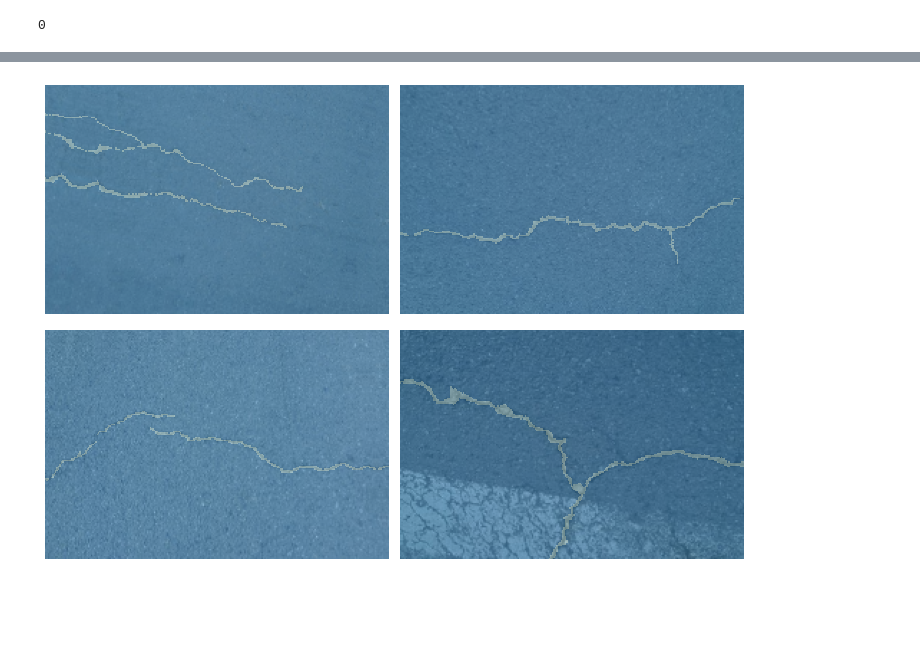
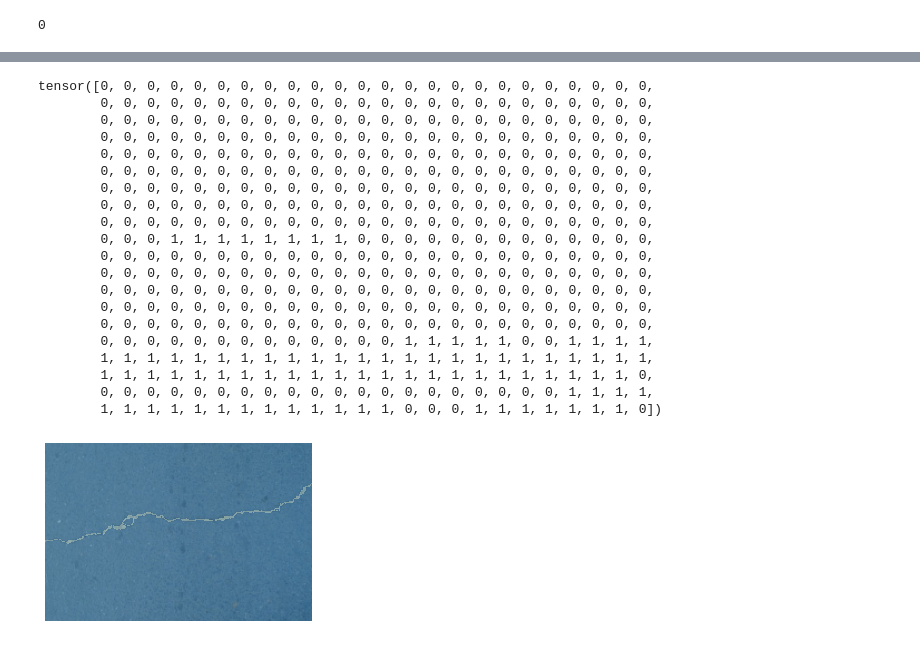
Before and after one commit to sreetamadas/sample_Python_code, a Jupyter notebook: CV/segmentation/road_crack_segmentation.ipynb, the cells around one changed output, grey strips where cells are left out. Cells and saved outputs as stored; diff of their text form; code cells hidden in the pictures; blank space fills up the shorter version.

```diff
--- a/CV/segmentation/road_crack_segmentation.ipynb
+++ b/CV/segmentation/road_crack_segmentation.ipynb
@@ -550,3 +545,43 @@ random_seed(0,True)#'''
 
 # https://stackoverflow.com/questions/59520705/mask-values-in-segmentation-task-are-either-0-or-255-how-do-i-resolve-this
 # https://github.com/fastai/fastai/issues/1540     -> did not follow
+# %%
+'''
+class SegLabelListCustom(SegmentationLabelList):
+    def open(self, fn): return open_mask(fn, div=True)
+
+class SegItemListCustom(SegmentationItemList):
+    _label_cls = SegLabelListCustom
+'''
+
+'''
+class SegmentationLabelList(ImageList):
+    def __init__(self, items:Iterator, classes:Collection=None, **kwargs):
+        super().__init__(items, **kwargs)
+        self.classes,self.loss_func,self.create_func = classes,CrossEntropyFlat(),partial(open_mask, div=True)
+        self.c = len(self.classes)
+
+    def new(self, items, classes=None, **kwargs):
+        return self.__class__(items, ifnone(classes, self.classes), **kwargs)
+
+
+class SegmentationItemList(ImageList):
+    def __post_init__(self):
+        super().__post_init__()
+        self._label_cls = SegmentationLabelList
+
+
+src = (SegmentationItemList.from_folder(path_img)
+       # Where to find the data? -> in path_img and its subfolders
+       #.split_by_fname_file('../valid.txt')
+       .split_by_rand_pct(valid_pct=0.2, seed=None)
+        #How to split in train/valid? -> randomly with the default 20% in valid; since we don't have (& don't need) valid.txt
+       .label_from_func(get_y_fn, classes=codes))
+
+'''
+# to scale properly, since masks are 0, 255
+# https://forums.fast.ai/t/unet-binary-segmentation/29833/28
+# https://forums.fast.ai/t/indexerror-target-63-is-out-of-bounds-while-using-unet-for-kaggle-dataset/64852/10
+#src.train.y.create_func = partial(open_mask, div=True)
+#src.valid.y.create_func = partial(open_mask, div=True)
+'''
@@ -553,3 +668,26 @@ random_seed(0,True)#'''
+# %%
+mask.data[0][160]
+# %% [output]
+tensor([0, 0, 0, 0, 0, 0, 0, 0, 0, 0, 0, 0, 0, 0, 0, 0, 0, 0, 0, 0, 0, 0, 0, 0,
+        0, 0, 0, 0, 0, 0, 0, 0, 0, 0, 0, 0, 0, 0, 0, 0, 0, 0, 0, 0, 0, 0, 0, 0,
+        0, 0, 0, 0, 0, 0, 0, 0, 0, 0, 0, 0, 0, 0, 0, 0, 0, 0, 0, 0, 0, 0, 0, 0,
+        0, 0, 0, 0, 0, 0, 0, 0, 0, 0, 0, 0, 0, 0, 0, 0, 0, 0, 0, 0, 0, 0, 0, 0,
+        0, 0, 0, 0, 0, 0, 0, 0, 0, 0, 0, 0, 0, 0, 0, 0, 0, 0, 0, 0, 0, 0, 0, 0,
+        0, 0, 0, 0, 0, 0, 0, 0, 0, 0, 0, 0, 0, 0, 0, 0, 0, 0, 0, 0, 0, 0, 0, 0,
+        0, 0, 0, 0, 0, 0, 0, 0, 0, 0, 0, 0, 0, 0, 0, 0, 0, 0, 0, 0, 0, 0, 0, 0,
+        0, 0, 0, 0, 0, 0, 0, 0, 0, 0, 0, 0, 0, 0, 0, 0, 0, 0, 0, 0, 0, 0, 0, 0,
+        0, 0, 0, 0, 0, 0, 0, 0, 0, 0, 0, 0, 0, 0, 0, 0, 0, 0, 0, 0, 0, 0, 0, 0,
+        0, 0, 0, 1, 1, 1, 1, 1, 1, 1, 1, 0, 0, 0, 0, 0, 0, 0, 0, 0, 0, 0, 0, 0,
+        0, 0, 0, 0, 0, 0, 0, 0, 0, 0, 0, 0, 0, 0, 0, 0, 0, 0, 0, 0, 0, 0, 0, 0,
+        0, 0, 0, 0, 0, 0, 0, 0, 0, 0, 0, 0, 0, 0, 0, 0, 0, 0, 0, 0, 0, 0, 0, 0,
+        0, 0, 0, 0, 0, 0, 0, 0, 0, 0, 0, 0, 0, 0, 0, 0, 0, 0, 0, 0, 0, 0, 0, 0,
+        0, 0, 0, 0, 0, 0, 0, 0, 0, 0, 0, 0, 0, 0, 0, 0, 0, 0, 0, 0, 0, 0, 0, 0,
+        0, 0, 0, 0, 0, 0, 0, 0, 0, 0, 0, 0, 0, 0, 0, 0, 0, 0, 0, 0, 0, 0, 0, 0,
+        0, 0, 0, 0, 0, 0, 0, 0, 0, 0, 0, 0, 0, 1, 1, 1, 1, 1, 0, 0, 1, 1, 1, 1,
+        1, 1, 1, 1, 1, 1, 1, 1, 1, 1, 1, 1, 1, 1, 1, 1, 1, 1, 1, 1, 1, 1, 1, 1,
+        1, 1, 1, 1, 1, 1, 1, 1, 1, 1, 1, 1, 1, 1, 1, 1, 1, 1, 1, 1, 1, 1, 1, 0,
+        0, 0, 0, 0, 0, 0, 0, 0, 0, 0, 0, 0, 0, 0, 0, 0, 0, 0, 0, 0, 1, 1, 1, 1,
+        1, 1, 1, 1, 1, 1, 1, 1, 1, 1, 1, 1, 1, 0, 0, 0, 1, 1, 1, 1, 1, 1, 1, 0])
 # %%
 # creating the data bunch for loading data
 
@@ -569,6 +709,6 @@ data = (src.transform(get_transforms(), size=size, tfm_y=True)
         .databunch(bs=bs)
         .normalize(imagenet_stats))
 # %%
-data.show_batch(2, figsize=(10,7))
+data.show_batch(1, figsize=(4,4))
 # %% [output]
-[figure, old version]
+[figure, new version]
```
Also changed, not shown: parts of 58 cells of this notebook.
